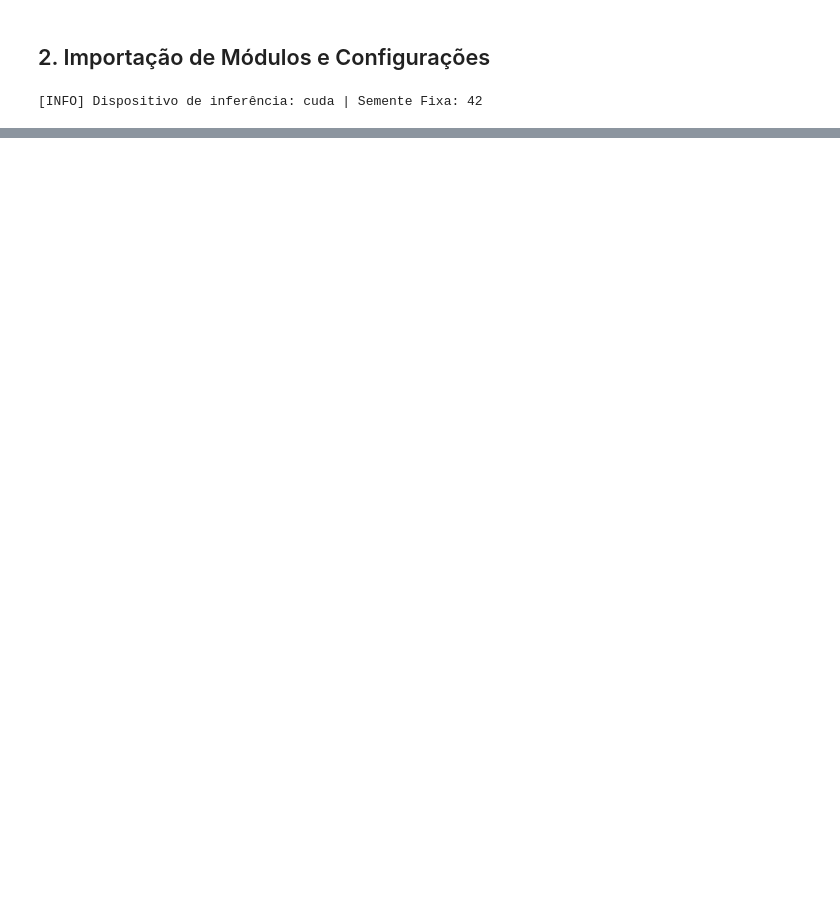
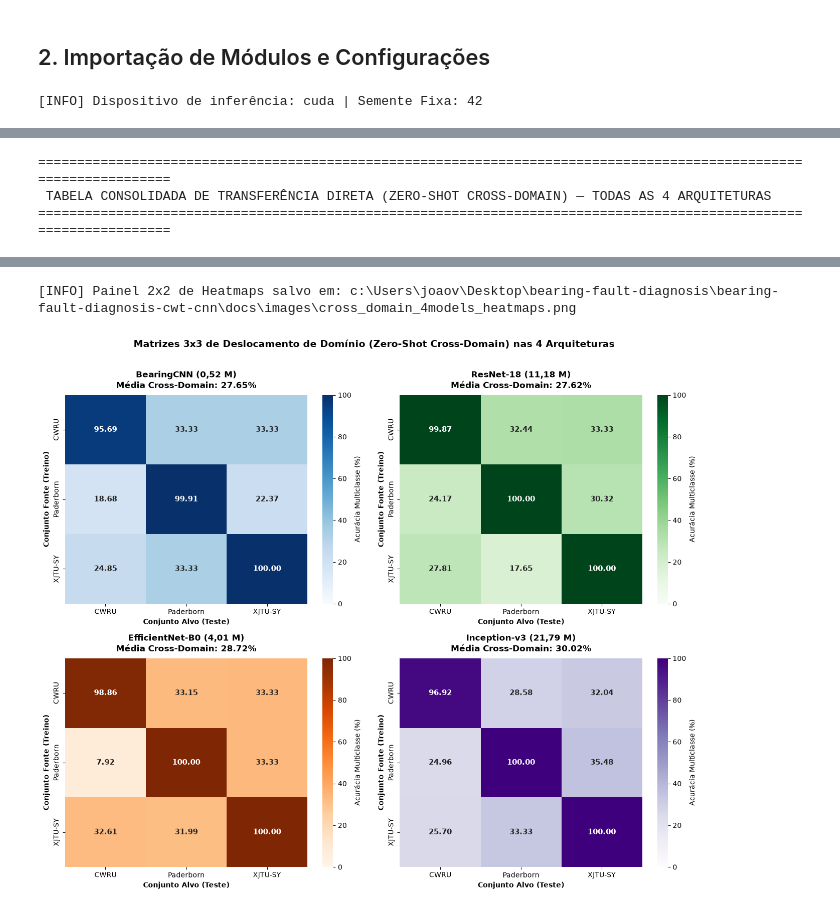
Before and after one commit to jvkauer/bearing-fault-diagnosis-cwt-cnn, a Jupyter notebook: notebooks/3_cross_domain/01_avaliacao_cruzada_tempo.ipynb, the cells around one changed output, grey strips where cells are left out. Drawn from its saved outputs; the diff is of its cells as text; code cells hidden in the pictures; blank space fills up the shorter version.

```diff
--- a/notebooks/3_cross_domain/01_avaliacao_cruzada_tempo.ipynb
+++ b/notebooks/3_cross_domain/01_avaliacao_cruzada_tempo.ipynb
@@ -367,0 +397,74 @@ Comparamos graficamente a acurácia quando o modelo opera em seu próprio domín
+# %%
+matrix_names = ["CWRU", "Paderborn", "XJTU-SY"]
+
+# Construir tabela comparativa das 6 direções para os 4 modelos
+summary_rows = []
+for src, tgt in pairs:
+    row = {"Direção (Fonte -> Alvo)": f"{src} -> {tgt}"}
+    for m_name in models_registry.keys():
+        m_acc = all_models_results[m_name]["multi"][(src, tgt)]
+        b_acc = all_models_results[m_name]["bin"][(src, tgt)]
+        row[f"{m_name} (Multi)"] = f"{m_acc:.2f}%"
+        row[f"{m_name} (Bin)"] = f"{b_acc:.2f}%"
+    summary_rows.append(row)
+
+# Adicionar linha de Média Global Cross-Domain
+avg_row = {"Direção (Fonte -> Alvo)": "MÉDIA CROSS-DOMAIN (6 Pares)"}
+for m_name in models_registry.keys():
+    m_vals = list(all_models_results[m_name]["multi"].values())
+    b_vals = list(all_models_results[m_name]["bin"].values())
+    avg_row[f"{m_name} (Multi)"] = f"{np.mean(m_vals):.2f}%"
+    avg_row[f"{m_name} (Bin)"] = f"{np.mean(b_vals):.2f}%"
+summary_rows.append(avg_row)
+
+df_cross_summary = pd.DataFrame(summary_rows)
+print("=" * 115)
+print(" TABELA CONSOLIDADA DE TRANSFERÊNCIA DIRETA (ZERO-SHOT CROSS-DOMAIN) — TODAS AS 4 ARQUITETURAS")
+print("=" * 115)
+display(df_cross_summary)
+
+# Plotar Painel 2x2 de Heatmaps 3x3 para todas as 4 arquiteturas
+fig, axes = plt.subplots(2, 2, figsize=(13.5, 11))
+axes = axes.flatten()
+cmaps = ["Blues", "Greens", "Oranges", "Purples"]
+
+for idx, (m_name, m_info) in enumerate(models_registry.items()):
+    heat_mat = np.zeros((3, 3))
+    for i, s in enumerate(matrix_names):
+        for j, t in enumerate(matrix_names):
+            if i == j:
+                heat_mat[i, j] = m_info["in_domain_acc"][s]
+            else:
+                heat_mat[i, j] = all_models_results[m_name]["multi"][(s, t)]
+
+    cross_mean = np.mean(list(all_models_results[m_name]["multi"].values()))
+    sns.heatmap(
+        heat_mat,
+        annot=True,
+        fmt=".2f",
+        cmap=cmaps[idx],
+        xticklabels=matrix_names,
+        yticklabels=matrix_names,
+        cbar_kws={"label": "Acurácia Multiclasse (%)"},
+        vmin=0,
+        vmax=100,
+        annot_kws={"size": 11, "weight": "bold"},
+        ax=axes[idx]
+    )
+    axes[idx].set_title(
+        f"{m_name} ({m_info['params']})\nMédia Cross-Domain: {cross_mean:.2f}%",
+        fontsize=12, fontweight="bold", pad=10
+    )
+    axes[idx].set_xlabel("Conjunto Alvo (Teste)", fontsize=10, fontweight="bold")
+    axes[idx].set_ylabel("Conjunto Fonte (Treino)", fontsize=10, fontweight="bold")
+
+plt.suptitle("Matrizes 3x3 de Deslocamento de Domínio (Zero-Shot Cross-Domain) nas 4 Arquiteturas", fontsize=14, fontweight="bold", y=1.01)
+plt.tight_layout()
+heatmap_4models_path = BASE_DIR / "docs" / "images" / "cross_domain_4models_heatmaps.png"
+plt.savefig(heatmap_4models_path, dpi=300, bbox_inches="tight")
+print(f"[INFO] Painel 2x2 de Heatmaps salvo em: {heatmap_4models_path}")
+plt.show()
+# %% [output]
+===================================================================================================================
+ TABELA CONSOLIDADA DE TRANSFERÊNCIA DIRETA (ZERO-SHOT CROSS-DOMAIN) — TODAS AS 4 ARQUITETURAS
+===================================================================================================================
@@ -367,0 +479,2 @@ Comparamos graficamente a acurácia quando o modelo opera em seu próprio domín
+[INFO] Painel 2x2 de Heatmaps salvo em: c:\Users\joaov\Desktop\bearing-fault-diagnosis\bearing-fault-diagnosis-cwt-cnn\docs\images\cross_domain_4models_heatmaps.png
+[figure, added]
```
Also changed, not shown: parts of 21 cells of this notebook, 38 other files.
